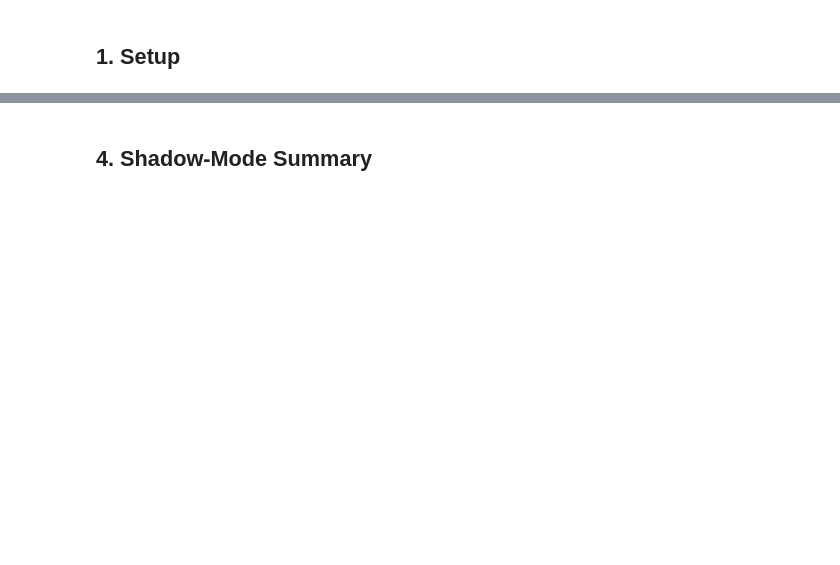
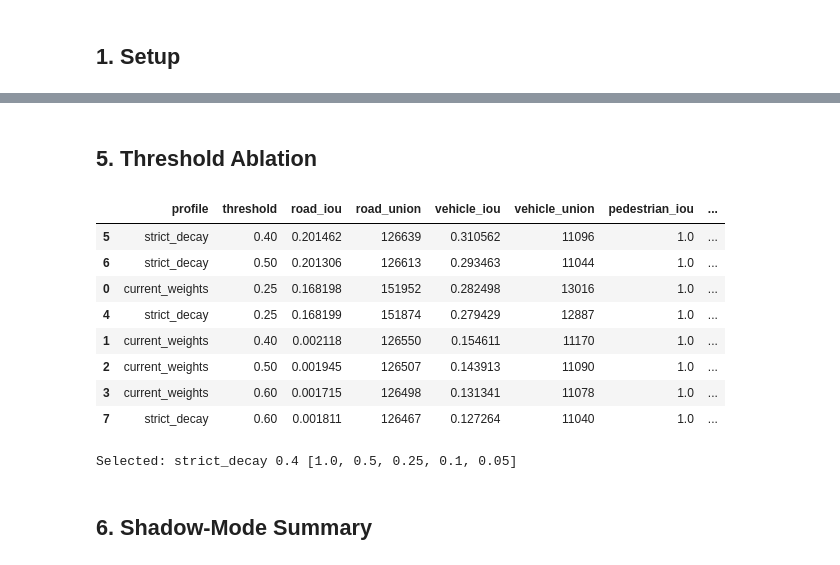
Before and after one commit to donaldng05/carla, a Jupyter notebook: notebooks/phase2_bounded_iou_evaluation.ipynb, the cells around one changed output, grey strips where cells are left out. Cells and saved outputs as stored; diff of their text form; code cells hidden in the pictures; blank space fills up the shorter version.

```diff
--- a/notebooks/phase2_bounded_iou_evaluation.ipynb
+++ b/notebooks/phase2_bounded_iou_evaluation.ipynb
@@ -83,3 +123,29 @@ display(Markdown(f"**Free-space note:** {run_summary['free_space_note']}"))
+# %% [markdown]
+## 5. Threshold Ablation
+# %%
+ablation = load_summary(future_artifacts.ablation_summary)
+ablation_rows = []
+for row in ablation["rows"]:
+    flat = {"profile": row["profile"], "threshold": row["occupancy_threshold"]}
+    for class_id, class_row in row["classes"].items():
+        name = class_row["class_name"]
+        flat[f"{name}_iou"] = class_row["iou"]
+        flat[f"{name}_union"] = class_row["union"]
+    ablation_rows.append(flat)
+
+display(pd.DataFrame(ablation_rows).sort_values(["vehicle_iou", "road_iou"], ascending=False))
+print("Selected:", ablation["selected_profile"], ablation["selected_occupancy_threshold"], ablation["selected_weights"])
+# %% [output]
+|  | profile | threshold | road_iou | road_union | vehicle_iou | vehicle_union | pedestrian_iou | ... |
+| 5 | strict_decay | 0.40 | 0.201462 | 126639 | 0.310562 | 11096 | 1.0 | ... |
+| 6 | strict_decay | 0.50 | 0.201306 | 126613 | 0.293463 | 11044 | 1.0 | ... |
+| 0 | current_weights | 0.25 | 0.168198 | 151952 | 0.282498 | 13016 | 1.0 | ... |
+| 4 | strict_decay | 0.25 | 0.168199 | 151874 | 0.279429 | 12887 | 1.0 | ... |
+| 1 | current_weights | 0.40 | 0.002118 | 126550 | 0.154611 | 11170 | 1.0 | ... |
+| 2 | current_weights | 0.50 | 0.001945 | 126507 | 0.143913 | 11090 | 1.0 | ... |
+| 3 | current_weights | 0.60 | 0.001715 | 126498 | 0.131341 | 11078 | 1.0 | ... |
+| 7 | strict_decay | 0.60 | 0.001811 | 126467 | 0.127264 | 11040 | 1.0 | ... |
+Selected: strict_decay 0.4 [1.0, 0.5, 0.25, 0.1, 0.05]
 # %% [markdown]
-## 4. Shadow-Mode Summary
+## 6. Shadow-Mode Summary
 # %%
```
Also changed, not shown: parts of 18 cells of this notebook, 2 other files.
